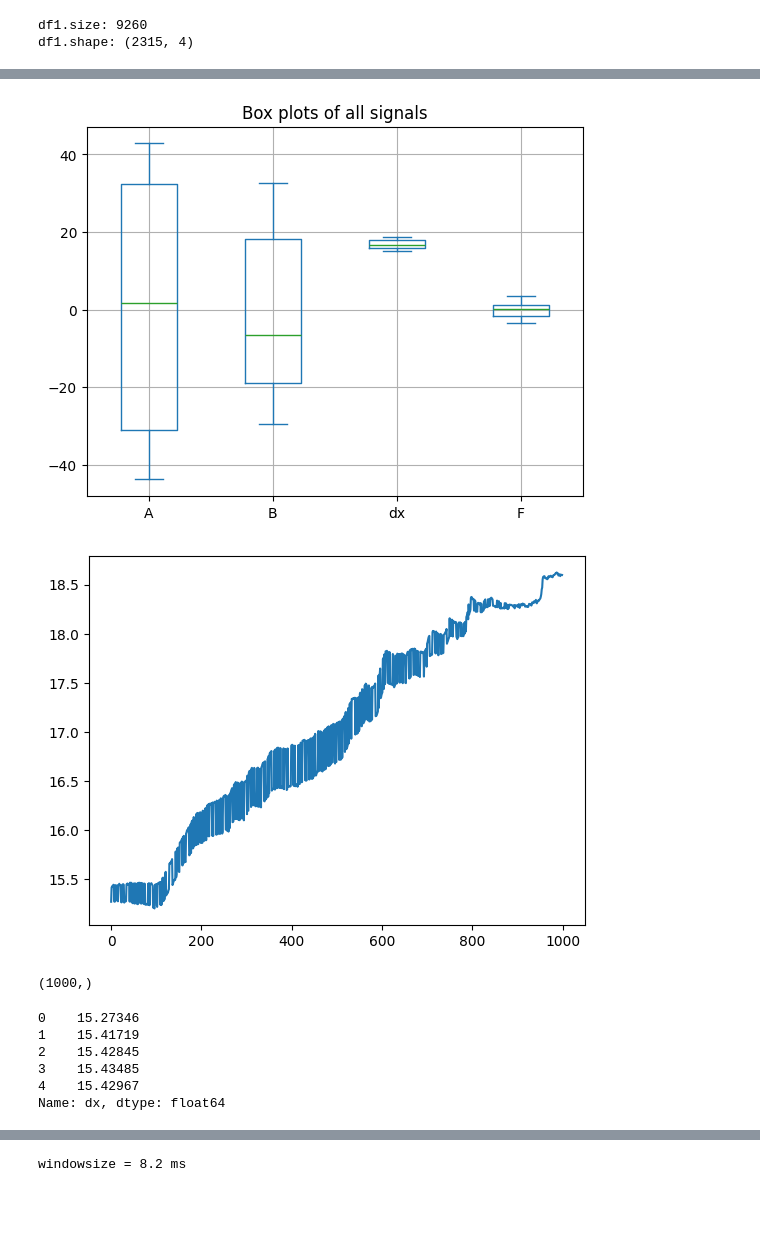
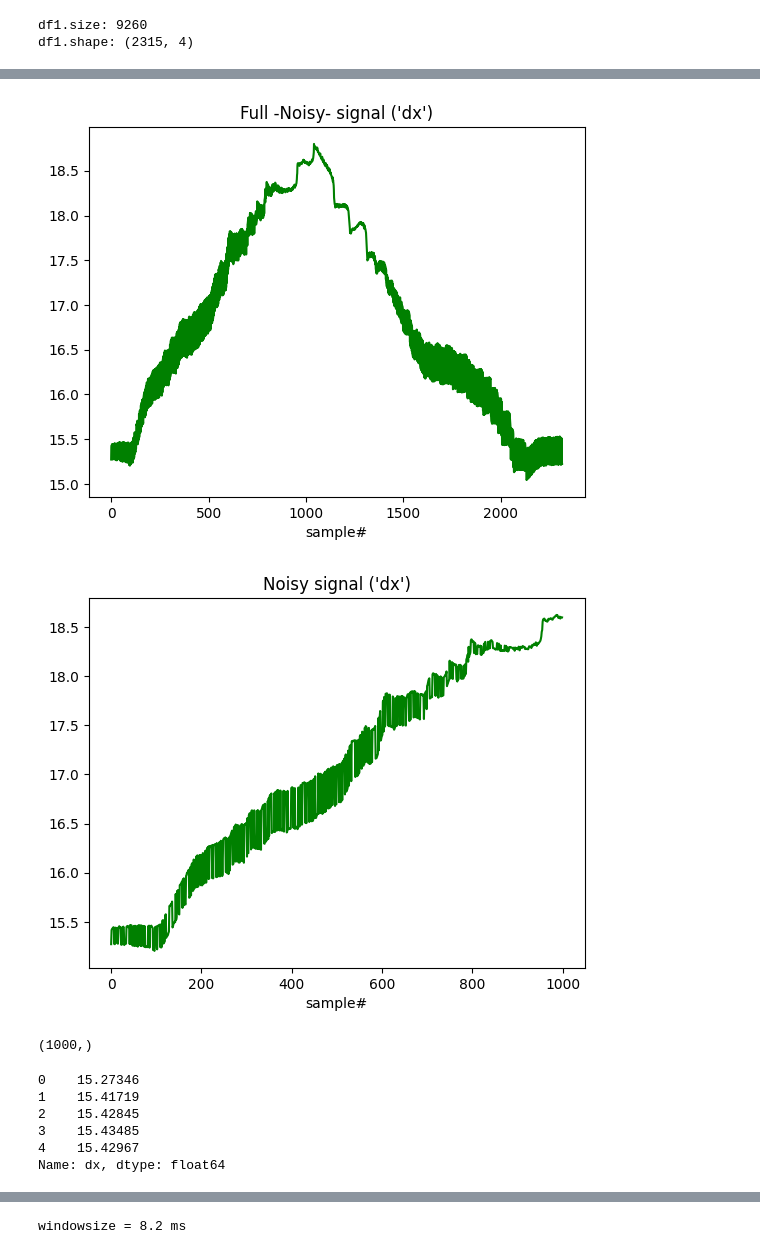
Before and after one commit to marzzelo/SignalProcessing, a Jupyter notebook: TimeSeriesDenoising/mav_running_mean.ipynb, the cells around one changed output, grey strips where cells are left out. Drawn from its saved outputs; the diff is of its cells as text; code cells hidden in the pictures; blank space fills up the shorter version.

```diff
--- a/TimeSeriesDenoising/mav_running_mean.ipynb
+++ b/TimeSeriesDenoising/mav_running_mean.ipynb
@@ -74,22 +47,21 @@ df1.describe()
-# %%
-# make box plots of all signals in df1
-df1.plot(kind="box")
-plt.title("Box plots of all signals")
-plt.grid()
-plt.show()
-# %% [output]
-[figure, removed]
 # %%
+full_signal = df1.iloc[:, 2]  # all rows, third column (C) "dx"
+full_signal.plot(xlabel='sample#', color='green')
+plt.title("Full -Noisy- signal ('dx')")
+plt.show()
+
 # noisy signal
-signal = df1.iloc[0:1000, 2]
-signal.plot()
+signal = df1.iloc[0:1000, 2]  # all rows, third column (C) "dx"
+signal.plot(xlabel='sample#', color='green')
+plt.title("Noisy signal ('dx')")
+plt.show()
 
-plt.show()
 
 print(signal.shape)
 print(signal.head())
 # %% [output]
-[figure, old version]
+[figure, new version]
+[figure, added]
 (1000,)
 0    15.27346
 1    15.41719
```
Also changed, not shown: parts of 4 cells of this notebook, 1 other file.
